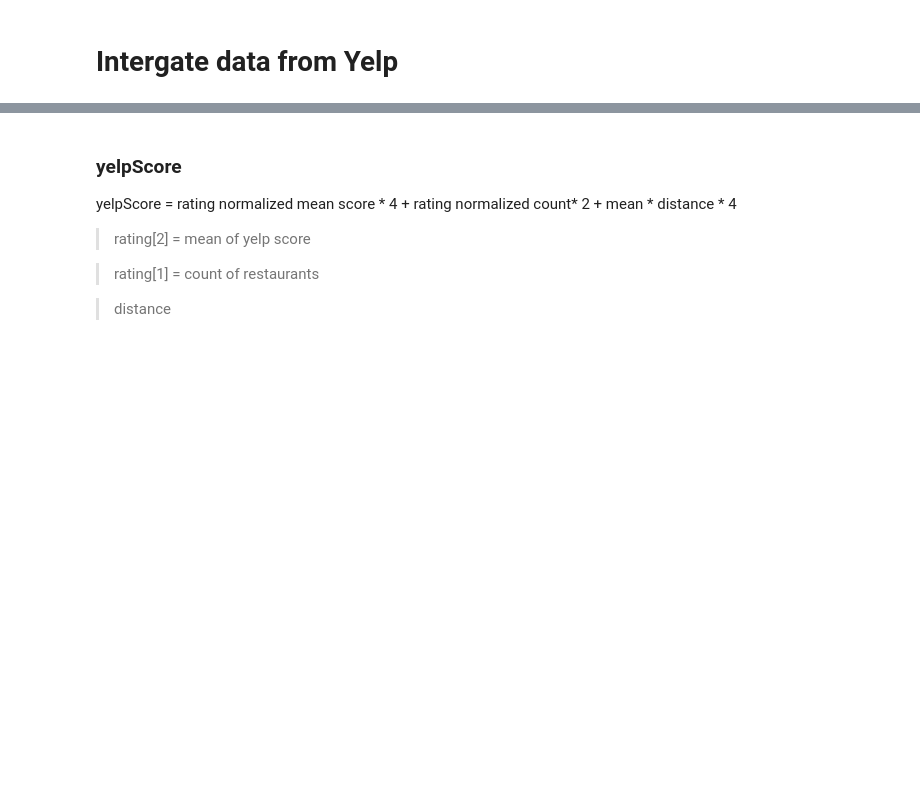
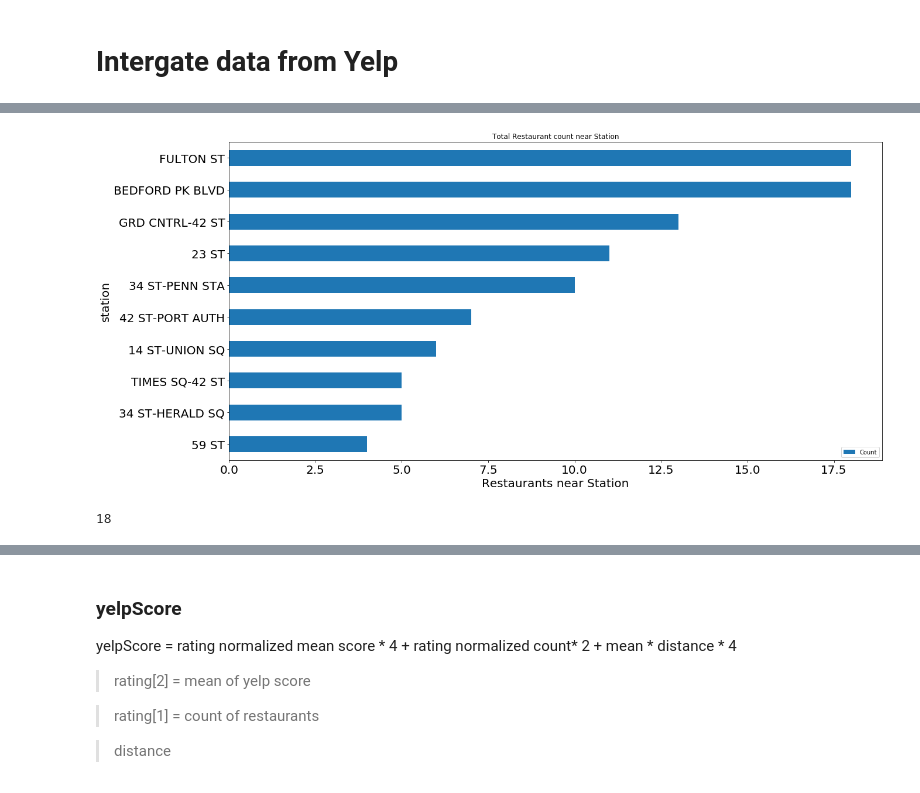
Before and after one commit to cyrus-rustomji/metis_projects, a Jupyter notebook: FirstProejct.ipynb, the cells around one changed output, grey strips where cells are left out. Drawn from its saved outputs; the diff is of its cells as text; code cells hidden in the pictures; blank space fills up the shorter version.

```diff
--- a/FirstProejct.ipynb
+++ b/FirstProejct.ipynb
@@ -603,18 +721,26 @@ yelp_data.head(2)
 # %%
 yelp_sum_by_station = yelp_data.groupby('station').count()
 yelp_fig_df = yelp_sum_by_station.sort_values('distance', ascending=True)[['distance']]
 
-yelp_fig_df.plot(kind='barh',title='Total Restaurant count near Station', figsize=(20, 10), fontsize=20)
-plt.legend(prop={'size': 20})
-
+ax = yelp_fig_df.plot(kind='barh',title='Total Restaurant count near Station', figsize=(20, 10), fontsize=20)
+ax.set_xlabel("Restaurants near Station")
+ax.xaxis.label.set_size(20)
+ax.yaxis.label.set_size(20)
+ax.legend(["Count"]);
 
 # plt.figure()
 # plt.xlabel('Station Name')
 # plt.ylabel('Restaurants near Station')
 # yelp_sum_by_station = yelp_data.groupby('station').count()
 
 # yelp_sum_by_station['station']
 #plt.barh(yelp_sum_by_station['station'], yelp_sum_by_station['distance'])
+# %% [output]
+[figure, added]
+# %%
+max(yelp_sum_by_station['distance'])
+# %% [output]
+18
 # %%
 #only get resturant within 150 in meters
 
```
Also changed, not shown: parts of 41 cells of this notebook.
